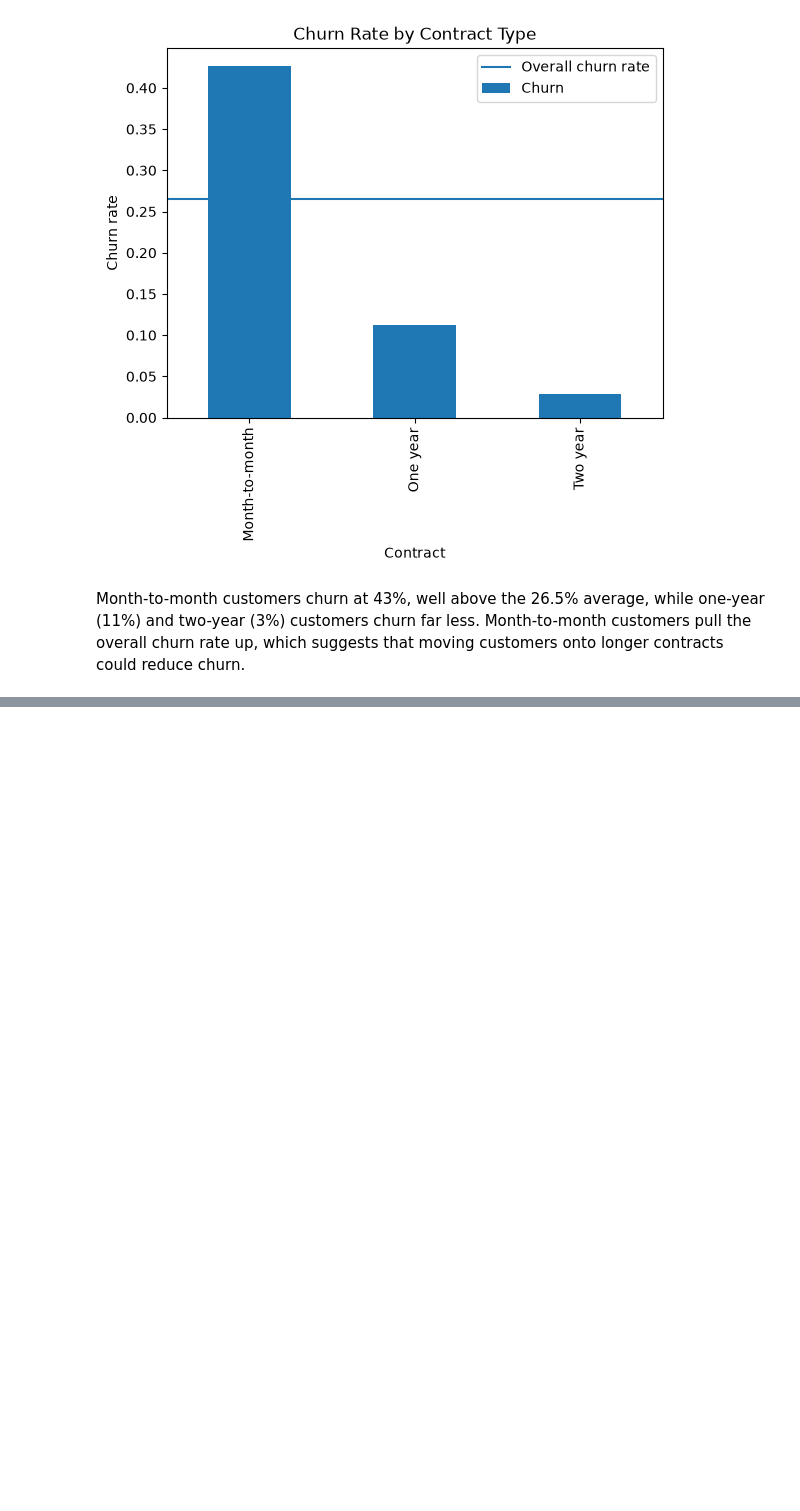
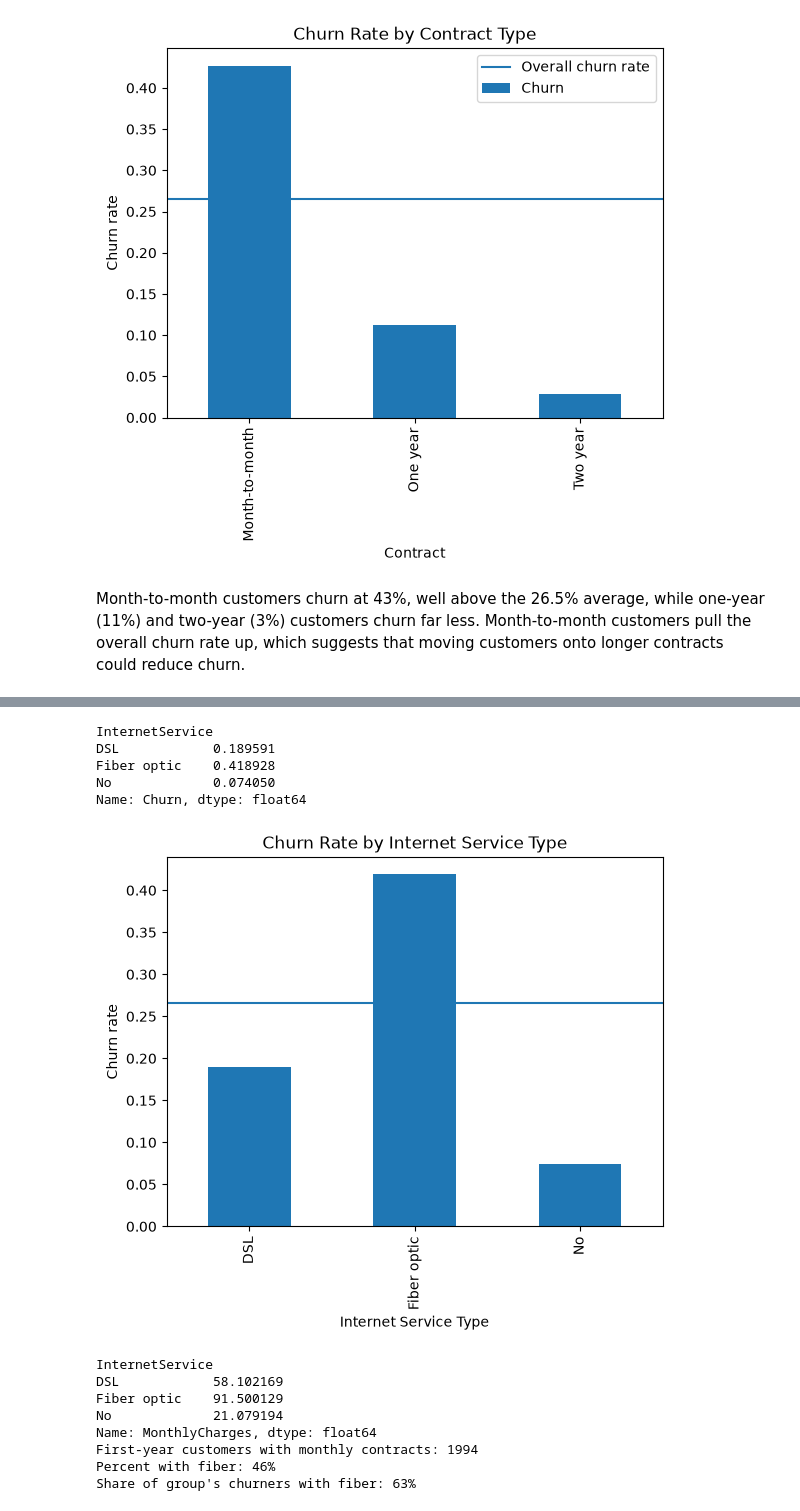
Before and after one commit to roshanshah570/customer-churn-prediction, a Jupyter notebook: churn-model.ipynb, the cells around one changed output, grey strips where cells are left out. Saved outputs shown, nothing was run; the diff lists cells and outputs as text; code cells hidden in the pictures; blank space fills up the shorter version.

```diff
--- a/churn-model.ipynb
+++ b/churn-model.ipynb
@@ -155,0 +220,43 @@ Month-to-month customers churn at 43%, well above the 26.5% average, while one-y
+# %%
+# Internet service impact on churn rates
+internet_churn = customers.groupby("InternetService")["Churn"].mean()
+print(internet_churn)
+
+# Plotting churn rates by Internet service type
+plot = internet_churn.plot(kind="bar", title="Churn Rate by Internet Service Type")
+plt.axhline(customers["Churn"].mean(), label="Overall churn rate")
+plt.ylabel("Churn rate")
+plt.xlabel("Internet Service Type")
+plt.show()
+
+# Monthly charges by internet service type
+print(customers.groupby("InternetService")["MonthlyCharges"].mean())
+
+# % of customers with fiber optic and their churn rate, for first-year, month-to-month customers
+
+# High-risk group: first-year, month-to-month customers
+group = customers[(customers["tenure"] <= 12) & (customers["Contract"] == "Month-to-month")]
+fiber = group[group["InternetService"] == "Fiber optic"]
+
+# % of this group has fiber
+print(f"First-year customers with monthly contracts: {len(group)}")
+print(f"Percent with fiber: {len(fiber) / len(group):.0%}")
+
+# $ of churners in this group with fiber
+group_churners = group[group["Churn"] == 1]
+print(f"Share of group's churners with fiber: {(group_churners['InternetService'] == 'Fiber optic').mean():.0%}")
+# %% [output]
+InternetService
+DSL            0.189591
+Fiber optic    0.418928
+No             0.074050
+Name: Churn, dtype: float64
+[figure, added]
+InternetService
+DSL            58.102169
+Fiber optic    91.500129
+No             21.079194
+Name: MonthlyCharges, dtype: float64
+First-year customers with monthly contracts: 1994
+Percent with fiber: 46%
+Share of group's churners with fiber: 63%
```
Also changed, not shown: parts of 11 cells of this notebook.
